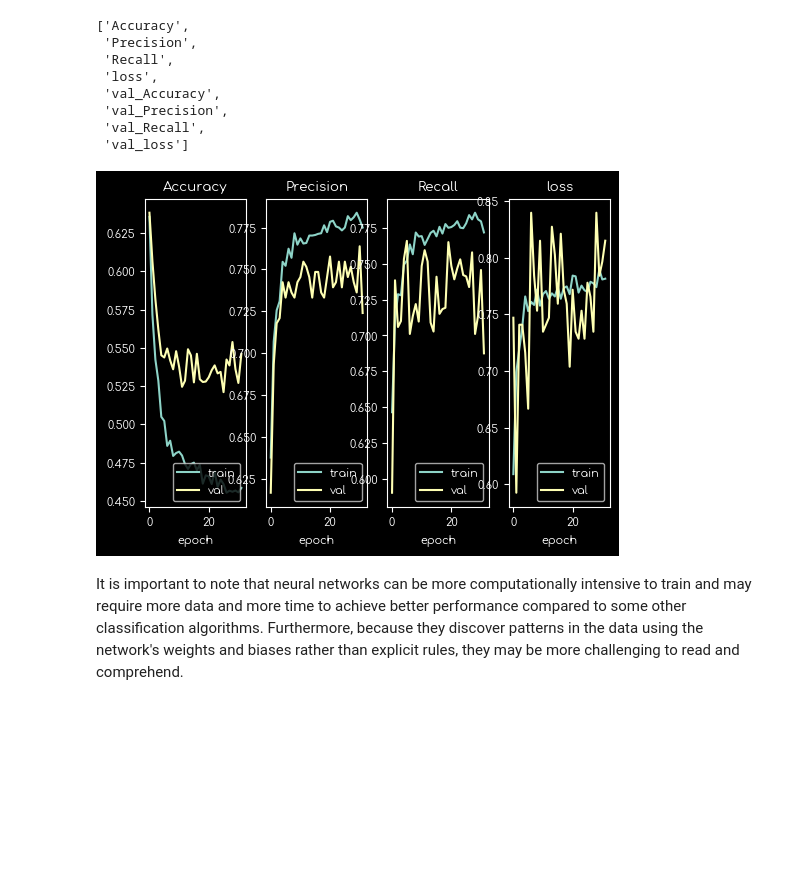
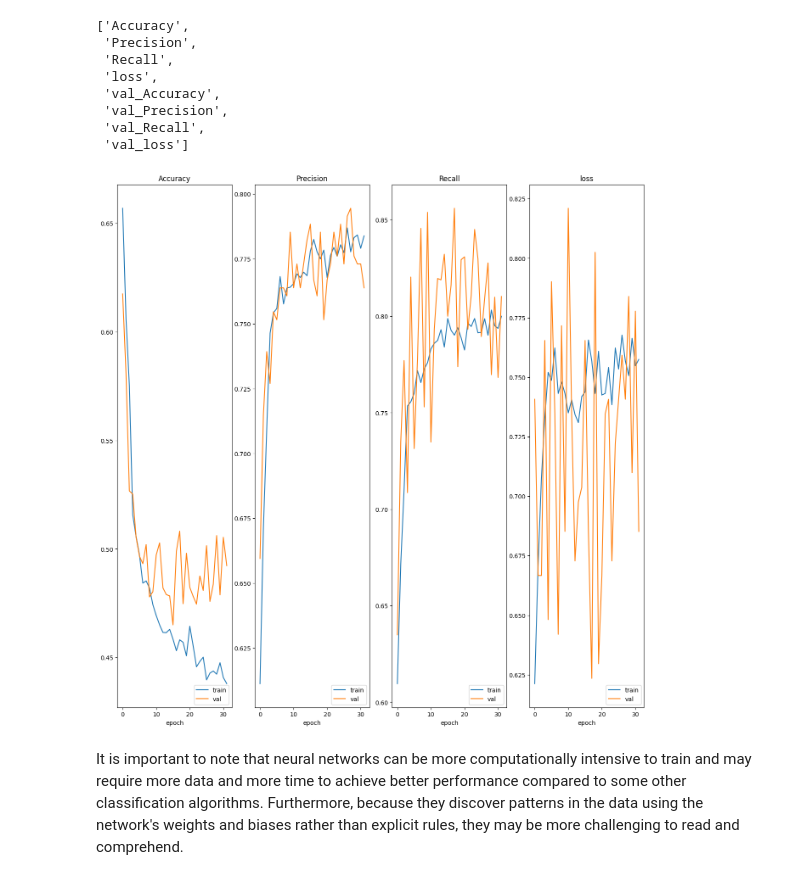
Before and after one commit to a-mhamdi/mlpy, a Jupyter notebook: Codes/Python/Jupyter/artificial-neural-network.ipynb, the cells around one changed output. Saved outputs shown, nothing was run; the diff lists cells and outputs as text; code cells hidden in the pictures; blank space fills up the shorter version.

```diff
--- a/Codes/Python/Jupyter/artificial-neural-network.ipynb
+++ b/Codes/Python/Jupyter/artificial-neural-network.ipynb
@@ -25,15 +25,6 @@ import numpy as np
 import pandas as pd
 # %%
 np.set_printoptions(precision=2)
-# %%
-from matplotlib import pyplot as plt
-plt.style.use('dark_background')
-plt.rc('figure', figsize=(6, 4))
-
-from matplotlib import rcParams
-rcParams['font.family'] = 'Comfortaa'
-rcParams['font.size'] = 8
-rcParams['axes.unicode_minus'] = False
 # %% [markdown]
 ### Importing the dataset
 # %%
@@ -303,26 +295,26 @@ metrics
 import matplotlib.pyplot as plt
 # %%
 fig, axs = plt.subplots(1, 4)
-plt.rc('figure', figsize=(12, 6))
+plt.rc('figure', figsize=(16, 16))
 
 axs[0].plot(classifier_history.history['loss'])
 axs[0].plot(classifier_history.history['val_loss'])
 
 axs[1].plot(classifier_history.history['Accuracy'])
 axs[1].plot(classifier_history.history['val_Accuracy'])
 
 axs[2].plot(classifier_history.history['Precision'])
 axs[2].plot(classifier_history.history['val_Precision'])
 
 axs[3].plot(classifier_history.history['Recall'])
 axs[3].plot(classifier_history.history['val_Recall'])
 
 for idx, metric in enumerate(metrics[:4]):
     ax = axs[idx]
     ax.legend(['train', 'val'], loc='lower right')
     ax.set_title(metric)
     ax.set_xlabel('epoch')
 # %% [output]
-[figure, old version]
+[figure, new version]
 # %% [markdown]
 It is important to note that neural networks can be more computationally intensive to train and may require more data and more time to achieve better performance compared to some other classification algorithms. Furthermore, because they discover patterns in the data using the network's weights and biases rather than explicit rules, they may be more challenging to read and comprehend.
```
Also changed, not shown: parts of 10 cells of this notebook, 8 other files.
